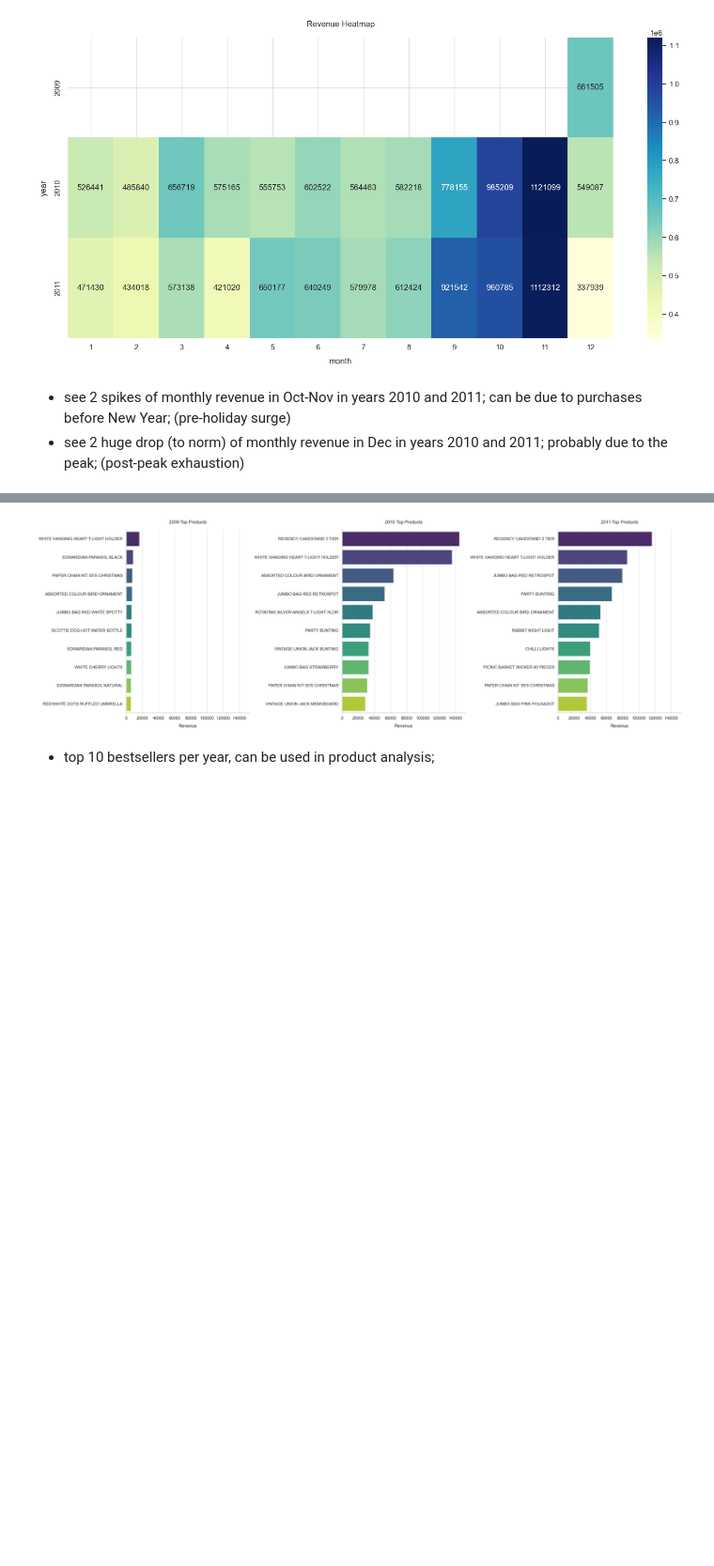
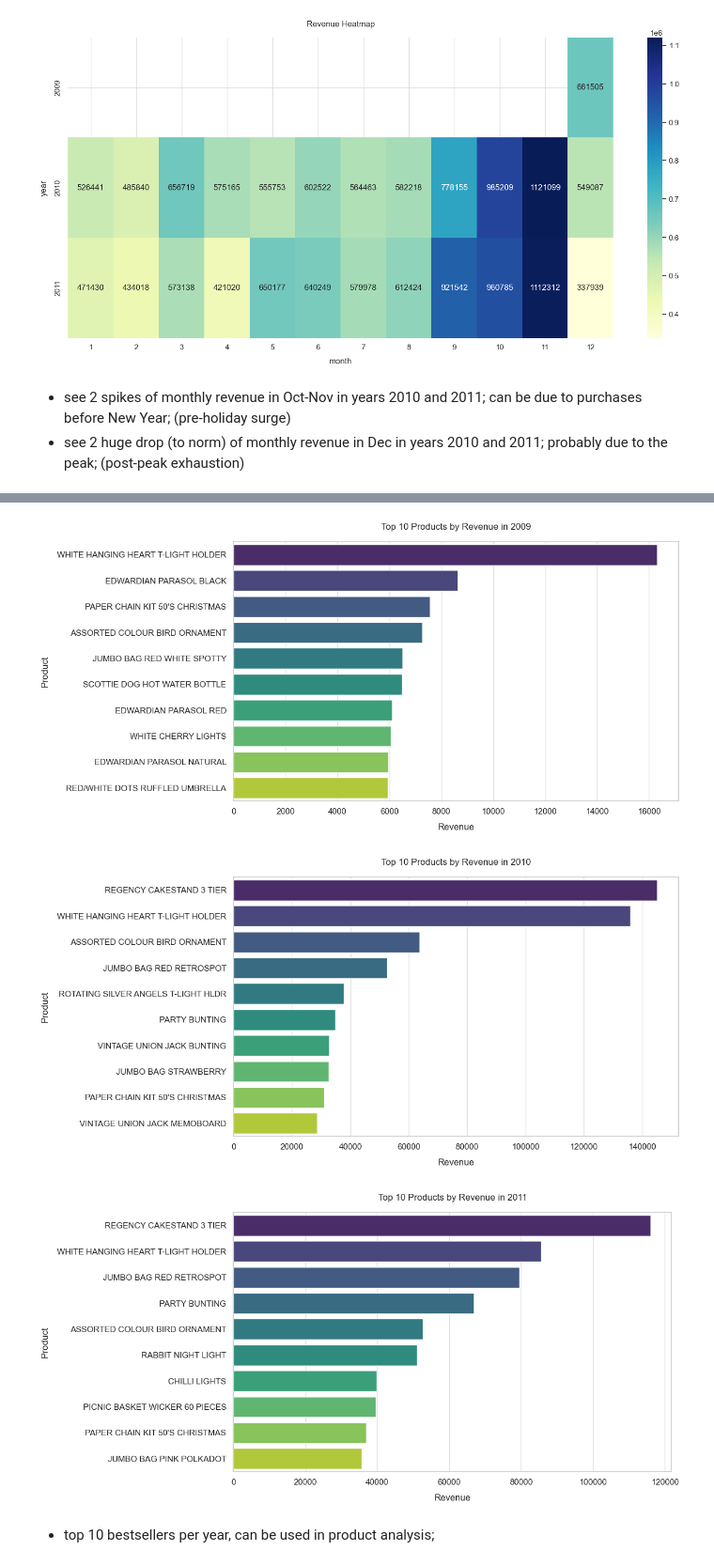
Before and after one commit to zxc0dev/customer-rfm-segmentation-dashboard, a Jupyter notebook: notebooks/01_ingestion_and_eda.ipynb, the cells around one changed output, grey strips where cells are left out. Shown at 94% size. Drawn from its saved outputs; the diff is of its cells as text; code cells hidden in the pictures; blank space fills up the shorter version.

```diff
--- a/notebooks/01_ingestion_and_eda.ipynb
+++ b/notebooks/01_ingestion_and_eda.ipynb
@@ -564,3 +563,16 @@ plt.show()
 # %% [markdown]
 - see 2 spikes of monthly revenue in Oct-Nov in years 2010 and 2011; can be due to purchases before New Year; (pre-holiday surge)
 - see 2 huge drop (to norm) of monthly revenue in Dec in years 2010 and 2011; probably due to the peak; (post-peak exhaustion)
+# %%
+for year in df['year'].unique():
+    year_data = df[df['year'] == year]
+    year_data = year_data.groupby(['day', 'month'])['revenue'].sum().reset_index()
+    for month in year_data['month'].unique():
+        month_data = year_data[year_data['month'] == month]
+        plt.figure(figsize=(10, 5))
+        sns.lineplot(data=month_data, x='day', y='revenue', marker='o')
+        plt.title(f'Revenue Trend for {year}-{str(month).zfill(2)}')
+        plt.xlabel('Day of Month')
+        plt.ylabel('Revenue')
+        plt.grid()
+        plt.show()
@@ -567,28 +593,24 @@ plt.show()
 # %%
 year_product_rev = df.groupby(['year', 'stock_code', 'description'])['revenue'].sum().reset_index()
 year_product_rev = year_product_rev.sort_values(['year', 'revenue'], ascending=[True, False])
 
 top_10_per_year = year_product_rev.groupby('year').head(10).reset_index()
 top_10_per_year = top_10_per_year.drop(columns='index').copy()
 
-g = sns.FacetGrid(top_10_per_year, col="year", col_wrap=3, height=8, aspect=1, sharey=False)
+for year in top_10_per_year['year'].unique():
+    subset = top_10_per_year[top_10_per_year['year'] == year]
 
-g.map_dataframe(
-    sns.barplot,
-    x="revenue",
-    y="description",
-    hue="description",  #
-    palette="viridis",
-    legend=False
-)
-
-g.set_titles("{col_name} Top Products")
-g.set_axis_labels("Revenue", "")
-
-plt.tight_layout()
-plt.show()
+    plt.figure(figsize=(12, 6))
+    sns.barplot(data=subset, x='revenue', y='description', hue="description", legend=False, palette='viridis')
+    plt.title(f'Top 10 Products by Revenue in {year}')
+    plt.xlabel('Revenue')
+    plt.ylabel('Product')
+    plt.tight_layout()
+    plt.show()
 # %% [output]
-[figure, old version]
+[figure, new version]
+[figure, added]
+[figure, added]
 # %% [markdown]
 -  top 10 bestsellers per year, can be used in product analysis;
 # %%
```
Also changed, not shown: parts of 8 cells of this notebook.
